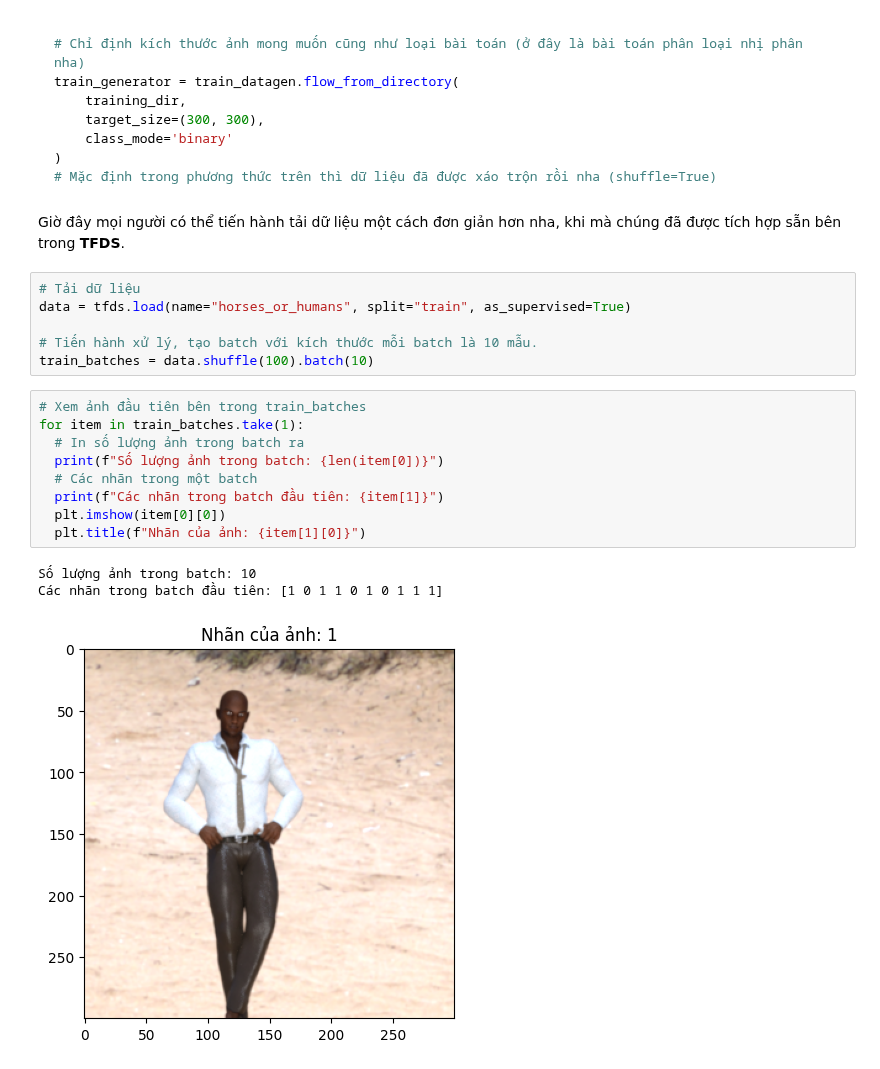
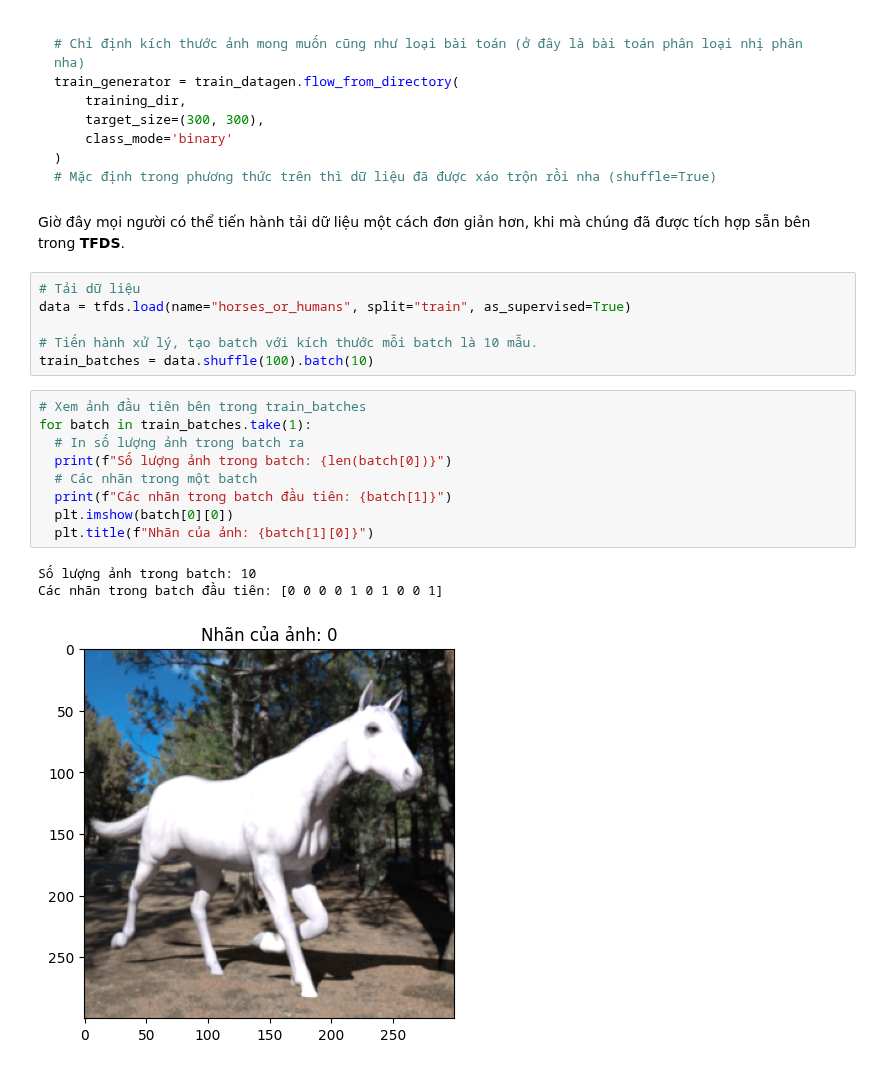
Before and after one commit to brianhuster/AI_and_Machine_Learning_for_Coders, a Jupyter notebook: Chapter4_Using_Public_Dataset_with_Tensorflow_Datasets.ipynb, the cells around one changed output. Drawn from its saved outputs; the diff is of its cells as text.

````diff
--- a/Chapter4_Using_Public_Dataset_with_Tensorflow_Datasets.ipynb
+++ b/Chapter4_Using_Public_Dataset_with_Tensorflow_Datasets.ipynb
@@ -262,7 +275,7 @@ train_generator = train_datagen.flow_from_directory(
 # Mặc định trong phương thức trên thì dữ liệu đã được xáo trộn rồi nha (shuffle=True)
 ```
 # %% [markdown]
-Giờ đây mọi người có thể tiến hành tải dữ liệu một cách đơn giản hơn nha, khi mà chúng đã được tích hợp sẵn bên trong **TFDS**.
+Giờ đây mọi người có thể tiến hành tải dữ liệu một cách đơn giản hơn, khi mà chúng đã được tích hợp sẵn bên trong **TFDS**.
 # %%
 # Tải dữ liệu
 data = tfds.load(name="horses_or_humans", split="train", as_supervised=True)
@@ -271,15 +284,15 @@ data = tfds.load(name="horses_or_humans", split="train", as_supervised=True)
 train_batches = data.shuffle(100).batch(10)
 # %%
 # Xem ảnh đầu tiên bên trong train_batches
-for item in train_batches.take(1):
+for batch in train_batches.take(1):
   # In số lượng ảnh trong batch ra
-  print(f"Số lượng ảnh trong batch: {len(item[0])}")
+  print(f"Số lượng ảnh trong batch: {len(batch[0])}")
   # Các nhãn trong một batch
-  print(f"Các nhãn trong batch đầu tiên: {item[1]}")
-  plt.imshow(item[0][0])
-  plt.title(f"Nhãn của ảnh: {item[1][0]}")
+  print(f"Các nhãn trong batch đầu tiên: {batch[1]}")
+  plt.imshow(batch[0][0])
+  plt.title(f"Nhãn của ảnh: {batch[1][0]}")
 # %% [output]
 Số lượng ảnh trong batch: 10
-Các nhãn trong batch đầu tiên: [1 0 1 1 0 1 0 1 1 1]
+Các nhãn trong batch đầu tiên: [0 0 0 0 1 0 1 0 0 1]
-[figure, old version]
+[figure, new version]
 # %% [markdown]
````
Also changed, not shown: parts of 8 cells of this notebook.
